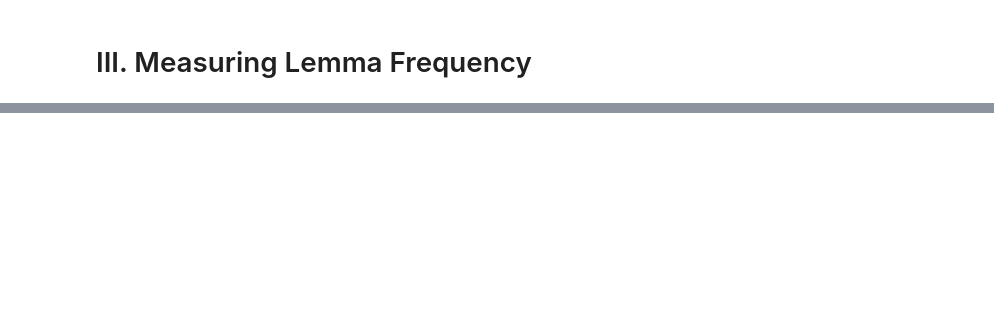
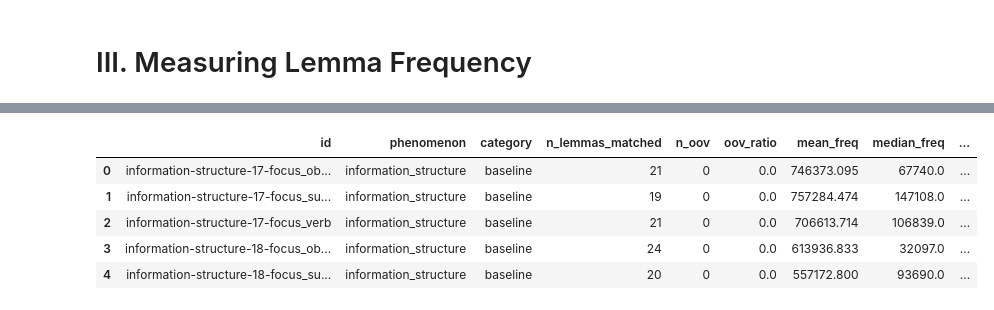
Before and after one commit to quarpeeze/czech-pub, a Jupyter notebook: notebooks/dataset_metrics.ipynb, the cells around one changed output, grey strips where cells are left out. Drawn from its saved outputs; the diff is of its cells as text; code cells hidden in the pictures; blank space fills up the shorter version.

```diff
--- a/notebooks/dataset_metrics.ipynb
+++ b/notebooks/dataset_metrics.ipynb
@@ -346,0 +369,4 @@ explicit_question_focus_verb                46.14   46.0  1.32  42  50
+# %%
+# load the freq list from csv
+freq_df = load_frequency_table_df("kontext_freq_list.csv")
+print(freq_df.head(5))
@@ -346,0 +579,6 @@ explicit_question_focus_verb                46.14   46.0  1.32  42  50
+# %%
+# test on teal items
+
+data_inf = load_dataset(r"data\information-structure\eval\inf_structure_eval_720.json")
+ex = data[0]
+ex
@@ -346,0 +706,9 @@ explicit_question_focus_verb                46.14   46.0  1.32  42  50
+# %%
+df_freq.head()
+# %% [output]
+|  | id | phenomenon | category | n_lemmas_matched | n_oov | oov_ratio | mean_freq | median_freq | ... |
+| 0 | information-structure-17-focus_ob... | information_structure | baseline | 21 | 0 | 0.0 | 746373.095 | 67740.0 | ... |
+| 1 | information-structure-17-focus_su... | information_structure | baseline | 19 | 0 | 0.0 | 757284.474 | 147108.0 | ... |
+| 2 | information-structure-17-focus_verb | information_structure | baseline | 21 | 0 | 0.0 | 706613.714 | 106839.0 | ... |
+| 3 | information-structure-18-focus_ob... | information_structure | baseline | 24 | 0 | 0.0 | 613936.833 | 32097.0 | ... |
+| 4 | information-structure-18-focus_su... | information_structure | baseline | 20 | 0 | 0.0 | 557172.800 | 93690.0 | ... |
```
Also changed, not shown: parts of 36 cells of this notebook, 1 other file.
